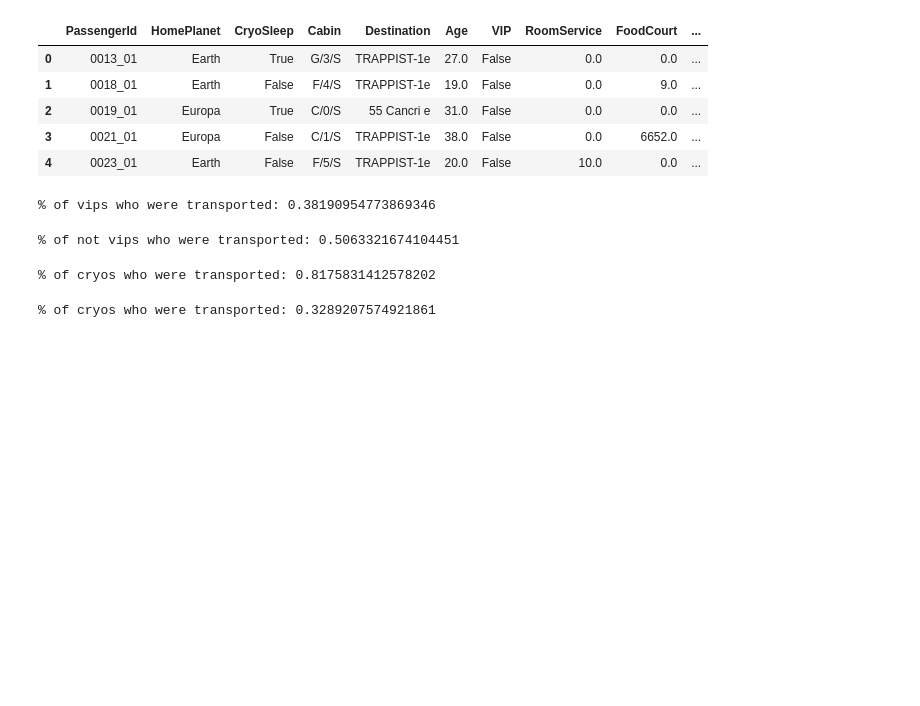
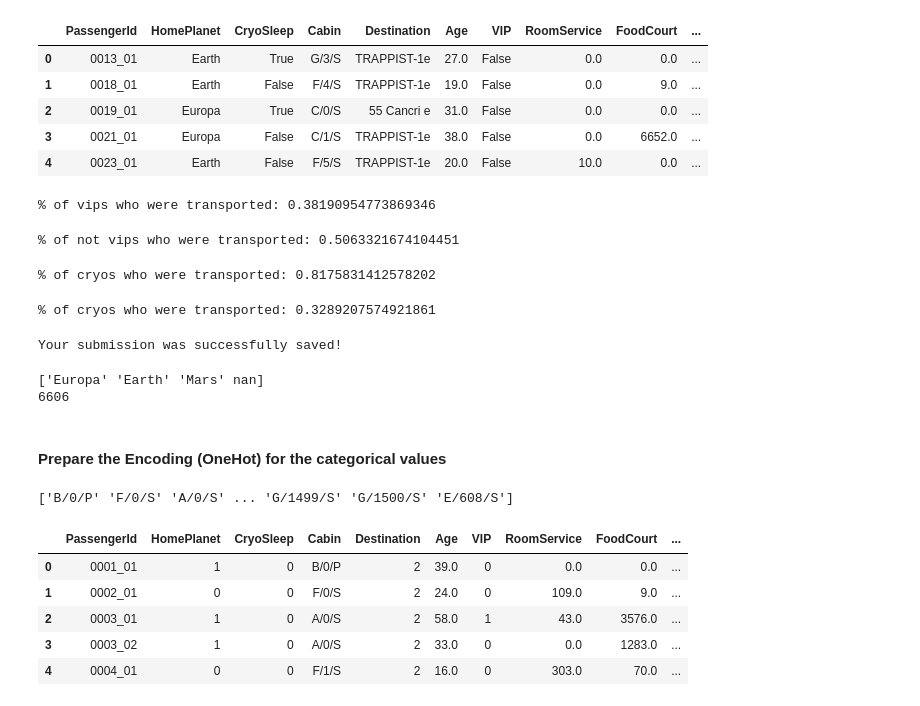
Before and after one commit to Pirner/data_science_notebooks, a Jupyter notebook: notebooks/spaceship.ipynb, the cells around one changed output. Cells and saved outputs as stored; diff of their text form; code cells hidden in the pictures; blank space fills up the shorter version.

Commit message:
first submission for space titanic

```diff
--- a/notebooks/spaceship.ipynb
+++ b/notebooks/spaceship.ipynb
@@ -55,3 +55,78 @@ rate_n_cryos = sum(n_cryos)/len(n_cryos)
 print("% of cryos who were transported:", rate_n_cryos)
 # %% [output]
 % of cryos who were transported: 0.3289207574921861
+# %%
+from sklearn.ensemble import RandomForestClassifier
+
+features = ['VIP', 'CryoSleep']
+y = train_data['Transported']
+
+X = pd.get_dummies(train_data[features])
+X_test = pd.get_dummies(test_data[features])
+
+model = RandomForestClassifier(n_estimators=100, max_depth=5, random_state=1)
+model.fit(X, y)
+predictions = model.predict(X_test)
+
+output = pd.DataFrame({'PassengerId': test_data.PassengerId, 'Transported': predictions})
+output.to_csv('submission.csv', index=False)
+print('Your submission was successfully saved!')
+# %% [output]
+Your submission was successfully saved!
+# %%
+home_planets = train_data['HomePlanet']
+print(home_planets.unique())
+# TODO clean only on features (avoid removing data unecessary)
+train_data_cleaned = train_data.dropna()
+print(len(train_data_cleaned))
+
+encoded_data = train_data_cleaned.copy()
+encoded_data_test = test_data.copy()
+# %% [output]
+['Europa' 'Earth' 'Mars' nan]
+6606
+# %% [markdown]
+#### Prepare the Encoding (OneHot) for the categorical values
+# %%
+import helpers
+from sklearn import preprocessing
+import numpy as np
+
+ohe = preprocessing.OneHotEncoder()
+
+categories = np.array(list(set(train_data_cleaned['HomePlanet'].astype(str).values))).reshape(-1,1)
+ohe.fit(categories)
+
+print(encoded_data['Cabin'].unique())
+# %% [output]
+['B/0/P' 'F/0/S' 'A/0/S' ... 'G/1499/S' 'G/1500/S' 'E/608/S']
+# %%
+#import preprocessing module
+from sklearn.preprocessing import LabelEncoder
+from sklearn.preprocessing import MinMaxScaler
+
+# Convert target label to numerical Data
+le_homeplanet = LabelEncoder()
+encoded_data['HomePlanet'] = le_homeplanet.fit_transform(encoded_data['HomePlanet'])
+encoded_data['Destination'] = le_homeplanet.fit_transform(encoded_data['Destination'])
+encoded_data["CryoSleep"] = encoded_data["CryoSleep"].astype(int)
+encoded_data["VIP"] = encoded_data["VIP"].astype(int)
+
+encoded_data_test['HomePlanet'] = le_homeplanet.fit_transform(encoded_data_test['HomePlanet'])
+encoded_data_test['Destination'] = le_homeplanet.fit_transform(encoded_data_test['Destination'])
+encoded_data_test["CryoSleep"] = encoded_data_test["CryoSleep"].astype(int)
+encoded_data_test["VIP"] = encoded_data_test["VIP"].astype(int)
+
+#Separate training features from target
+# X = data.drop(['bank_account'], axis=1)
+# y = data['bank_account']
+
+# print(y)
+encoded_data.head()
+# %% [output]
+|  | PassengerId | HomePlanet | CryoSleep | Cabin | Destination | Age | VIP | RoomService | FoodCourt | ... |
+| 0 | 0001_01 | 1 | 0 | B/0/P | 2 | 39.0 | 0 | 0.0 | 0.0 | ... |
+| 1 | 0002_01 | 0 | 0 | F/0/S | 2 | 24.0 | 0 | 109.0 | 9.0 | ... |
+| 2 | 0003_01 | 1 | 0 | A/0/S | 2 | 58.0 | 1 | 43.0 | 3576.0 | ... |
+| 3 | 0003_02 | 1 | 0 | A/0/S | 2 | 33.0 | 0 | 0.0 | 1283.0 | ... |
+| 4 | 0004_01 | 0 | 0 | F/1/S | 2 | 16.0 | 0 | 303.0 | 70.0 | ... |
```
Also changed, not shown: parts of 2 cells of this notebook.
